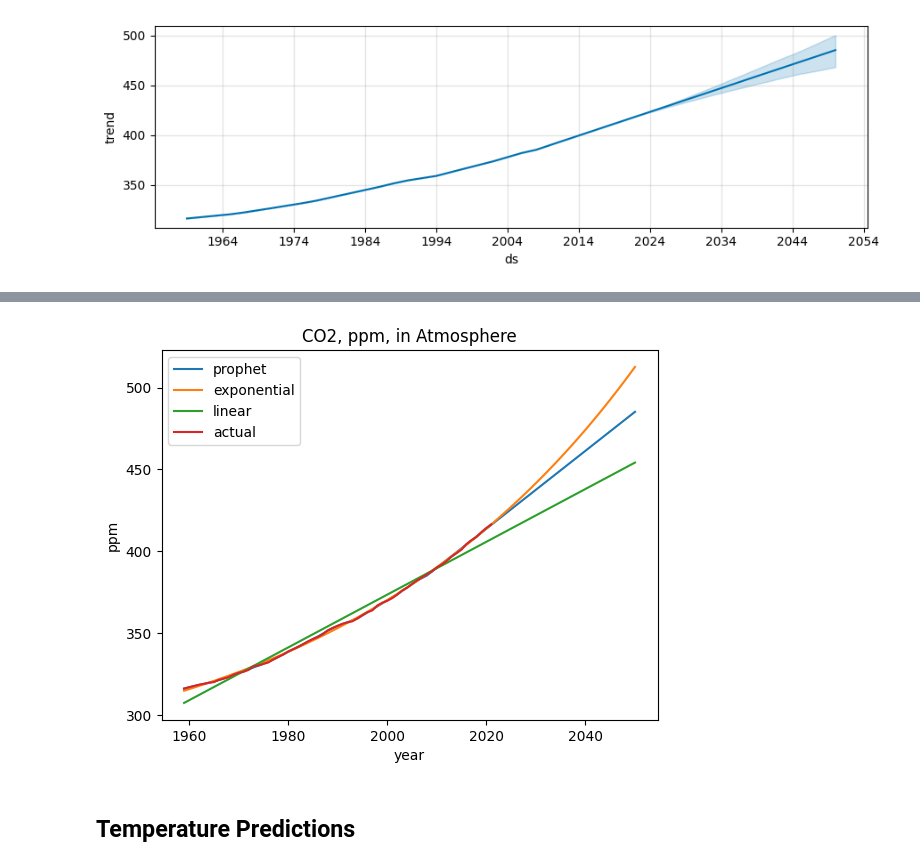
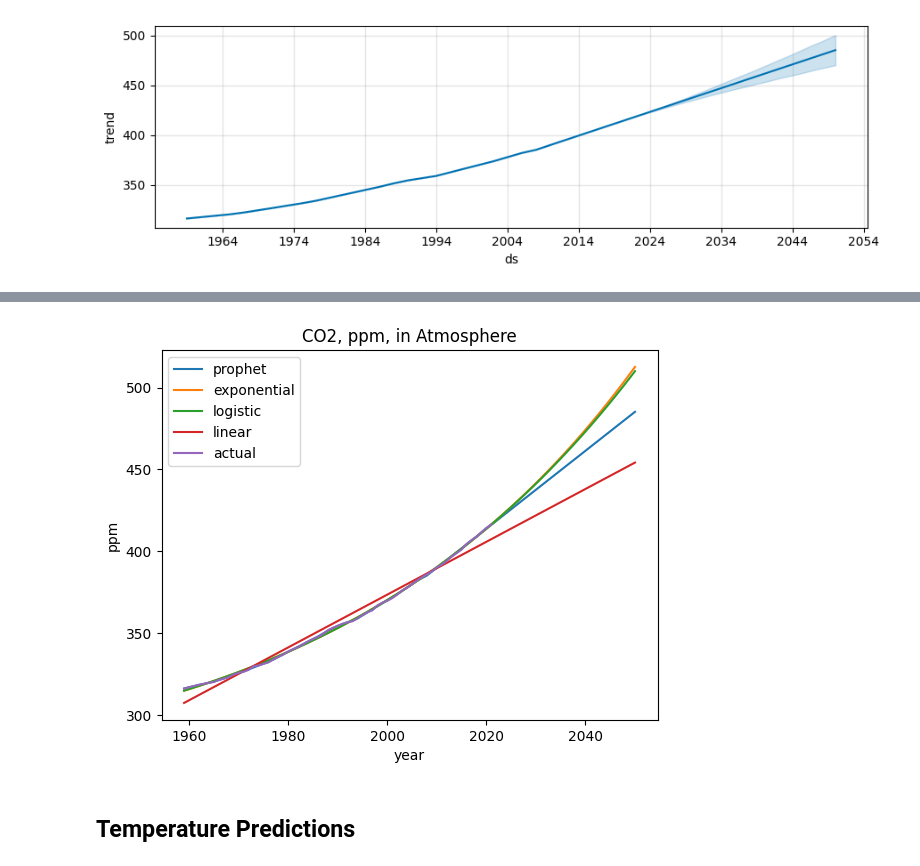
Before and after one commit to akioweh/The-HiMCM, a Jupyter notebook: py/main.ipynb, the cells around one changed output, grey strips where cells are left out. Saved outputs shown, nothing was run; the diff lists cells and outputs as text; code cells hidden in the pictures.

Commit message:
logistic regression and stuff

```diff
--- a/py/main.ipynb
+++ b/py/main.ipynb
@@ -219,7 +221,7 @@ print(cov)
  [ 8.87805151e+07 -4.40165028e+10  7.51666866e+13 -4.17030800e+06]
  [-4.92518315e+00  2.44201642e+03 -4.17027068e+06  5.91488324e+00]]
 # %%
-co2_pred_exp = exp_func(PRED_YEARS, *pmt)
+co2_pred_exp = exp_func(PRED_YEARS, *pmt_co2_exp)
 co2_pred_exp.columns = ['y']
 # %%
 bivariate_stats(co2_df['y'], co2_pred_exp['y'])
@@ -248,0 +254,6 @@ plt.show()
+# %%
+def logi_func(x, a, x0, k, d):
+    return a / (1 + np.exp(-k * (x - x0))) + d
+# %%
+pmt_co2_logi, cov = curve_fit(logi_func, co2_df['year'], co2_df['y'], p0=[300, 2050, 0.1, 300])
+print(pmt_co2_logi)
@@ -248,0 +262,3 @@ plt.show()
+# %%
+co2_pred_logi = logi_func(PRED_YEARS, *pmt_co2_logi)
+co2_pred_logi.columns = ['y']
@@ -302,15 +369,16 @@ MAPE: 0.0007003927564841805%
 # %%
 plt.plot(PRED_YEARS, co2_pred_prophet, label='prophet')
 plt.plot(PRED_YEARS, co2_pred_exp, label='exponential')
+plt.plot(PRED_YEARS, co2_pred_logi, label='logistic')
 plt.plot(PRED_YEARS, co2_pred_lr, label='linear')
 plt.plot(co2_df['year'], co2_df['y'], label='actual')
 plt.title('CO2, ppm, in Atmosphere')
 plt.ylabel('ppm')
 plt.xlabel('year')
 plt.legend()
 plt.show()
 # %% [output]
-[figure, old version]
+[figure, new version]
 # %% [markdown]
 ## Temperature Predictions
 # %% [markdown]
```
Also changed, not shown: parts of 22 cells of this notebook.
